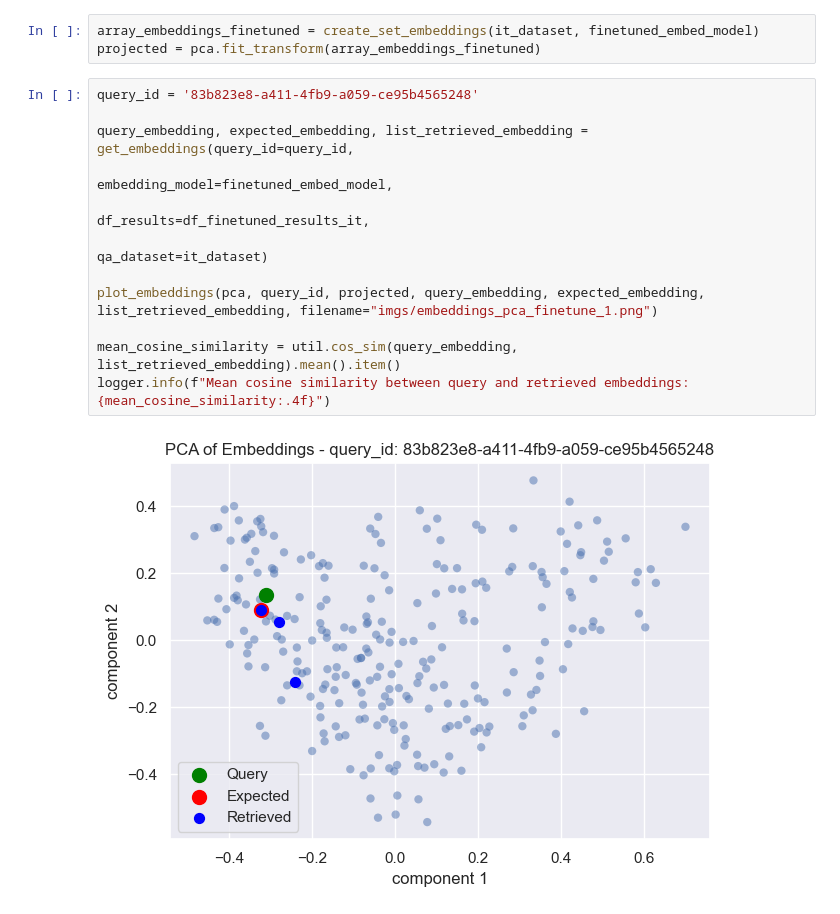
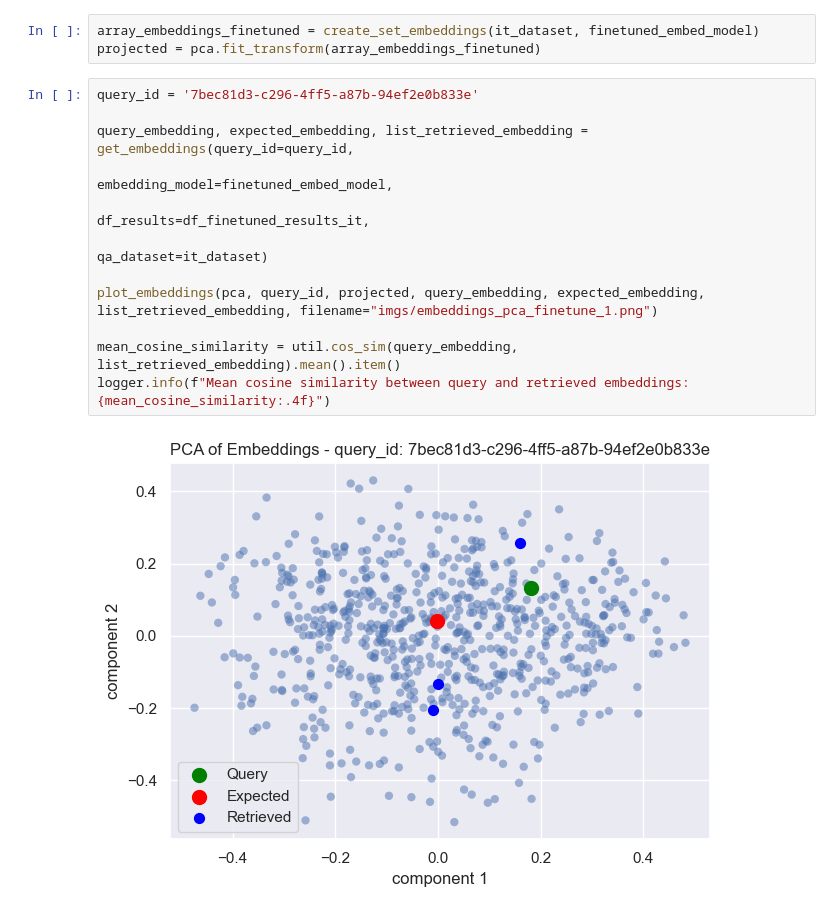
Before and after one commit to giobbu/GenAI, a Jupyter notebook: embedding-multilingual/visualize_embedding_pca.ipynb, the cells around one changed output. Saved outputs shown, nothing was run; the diff lists cells and outputs as text.

Commit message:
update notebook PCA visualization

```diff
--- a/embedding-multilingual/visualize_embedding_pca.ipynb
+++ b/embedding-multilingual/visualize_embedding_pca.ipynb
@@ -138,16 +112,16 @@ Some nodes are missing content, skipping them...
 array_embeddings_finetuned = create_set_embeddings(it_dataset, finetuned_embed_model)
 projected = pca.fit_transform(array_embeddings_finetuned)
 # %%
-query_id = '83b823e8-a411-4fb9-a059-ce95b4565248'
+query_id = '7bec81d3-c296-4ff5-a87b-94ef2e0b833e'
 
 query_embedding, expected_embedding, list_retrieved_embedding = get_embeddings(query_id=query_id,
                                                                                embedding_model=finetuned_embed_model,
                                                                                df_results=df_finetuned_results_it,
                                                                                qa_dataset=it_dataset)
 
 plot_embeddings(pca, query_id, projected, query_embedding, expected_embedding, list_retrieved_embedding, filename="imgs/embeddings_pca_finetune_1.png")
 
 mean_cosine_similarity = util.cos_sim(query_embedding, list_retrieved_embedding).mean().item()
 logger.info(f"Mean cosine similarity between query and retrieved embeddings: {mean_cosine_similarity:.4f}")
 # %% [output]
-[figure, old version]
+[figure, new version]
```
Also changed, not shown: parts of 8 cells of this notebook, 5 other files.
